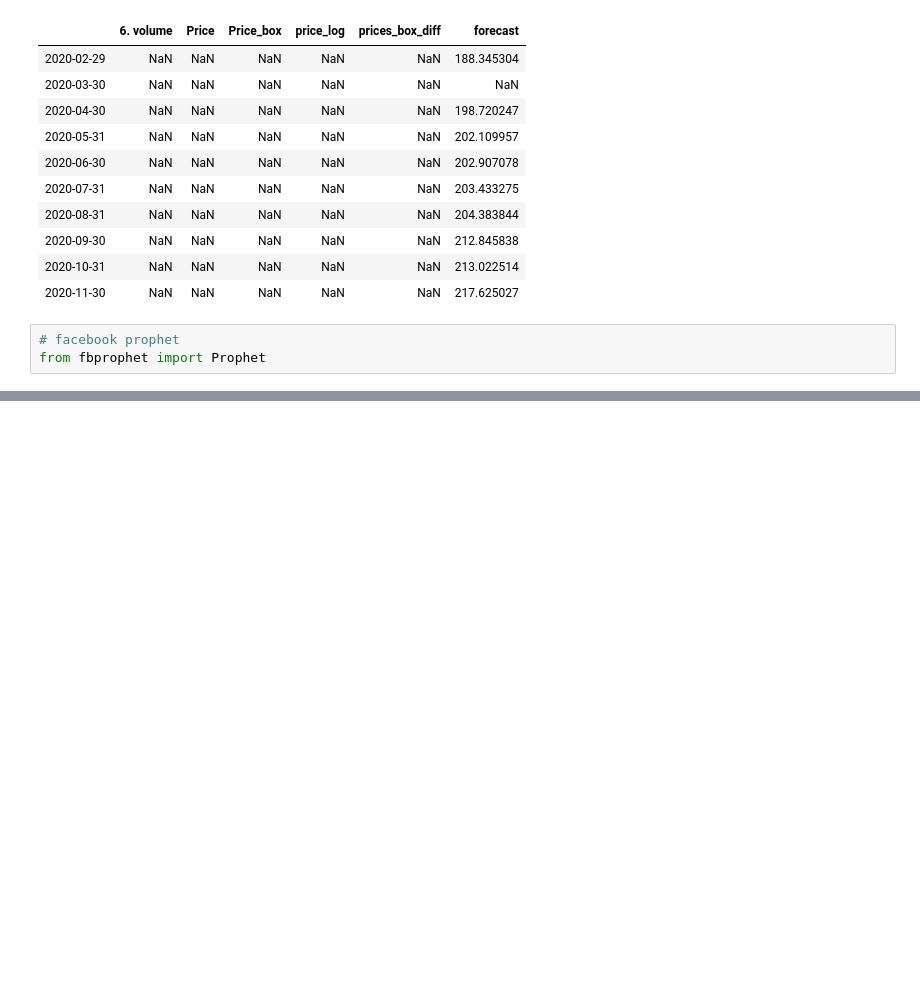
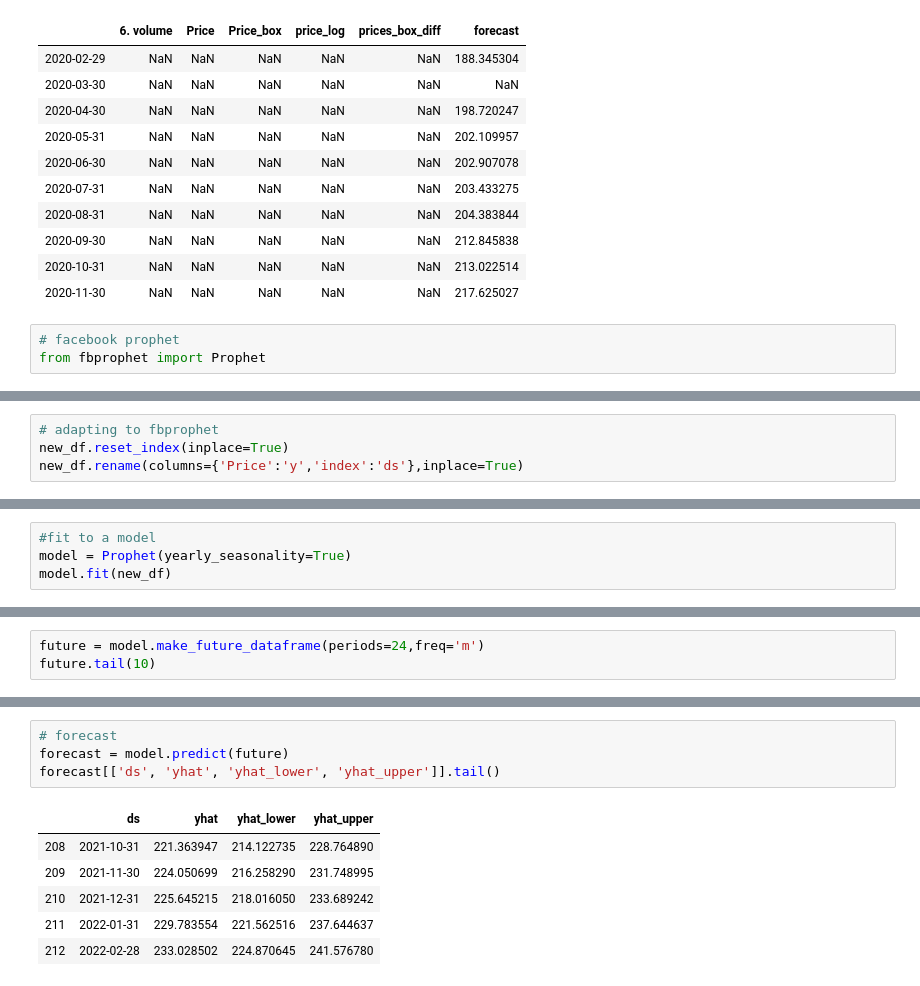
Before and after one commit to aabdygaziev/stock_prediction, a Jupyter notebook: salesforce_timeseries.ipynb, the cells around one changed output, grey strips where cells are left out. Saved outputs shown, nothing was run; the diff lists cells and outputs as text; blank space fills up the shorter version.

Commit message:
fbprophet model

```diff
--- a/salesforce_timeseries.ipynb
+++ b/salesforce_timeseries.ipynb
@@ -429,0 +432,4 @@ df_monthly.head()
+# %%
+# adapting to fbprophet
+new_df.reset_index(inplace=True)
+new_df.rename(columns={'Price':'y','index':'ds'},inplace=True)
@@ -429,0 +445,4 @@ df_monthly.head()
+# %%
+#fit to a model
+model = Prophet(yearly_seasonality=True)
+model.fit(new_df)
@@ -429,0 +453,3 @@ df_monthly.head()
+# %%
+future = model.make_future_dataframe(periods=24,freq='m')
+future.tail(10)
@@ -429,0 +468,11 @@ df_monthly.head()
+# %%
+# forecast
+forecast = model.predict(future)
+forecast[['ds', 'yhat', 'yhat_lower', 'yhat_upper']].tail()
+# %% [output]
+|  | ds | yhat | yhat_lower | yhat_upper |
+| 208 | 2021-10-31 | 221.363947 | 214.122735 | 228.764890 |
+| 209 | 2021-11-30 | 224.050699 | 216.258290 | 231.748995 |
+| 210 | 2021-12-31 | 225.645215 | 218.016050 | 233.689242 |
+| 211 | 2022-01-31 | 229.783554 | 221.562516 | 237.644637 |
+| 212 | 2022-02-28 | 233.028502 | 224.870645 | 241.576780 |
```
Also changed, not shown: parts of 5 cells of this notebook.
